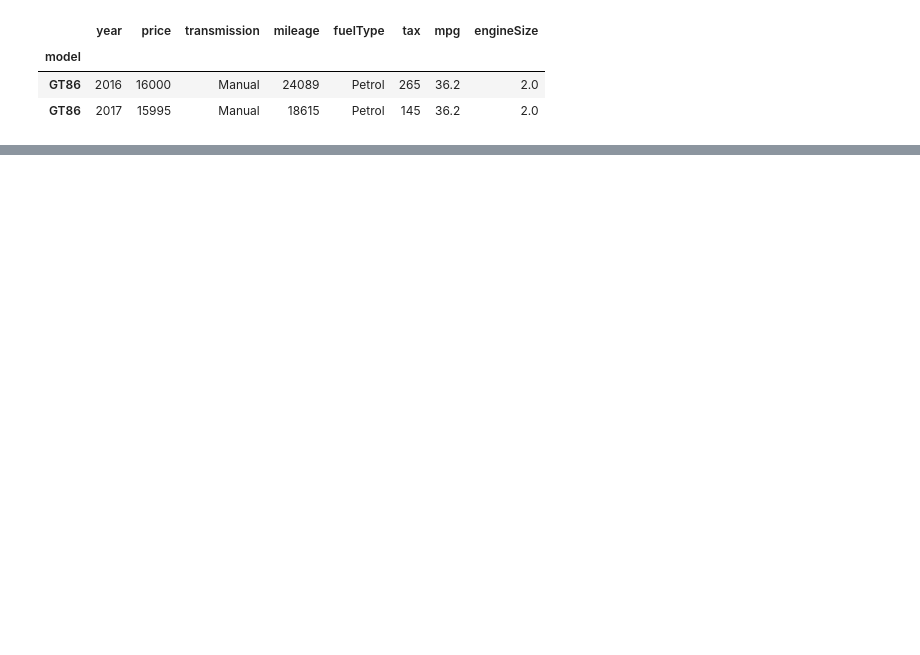
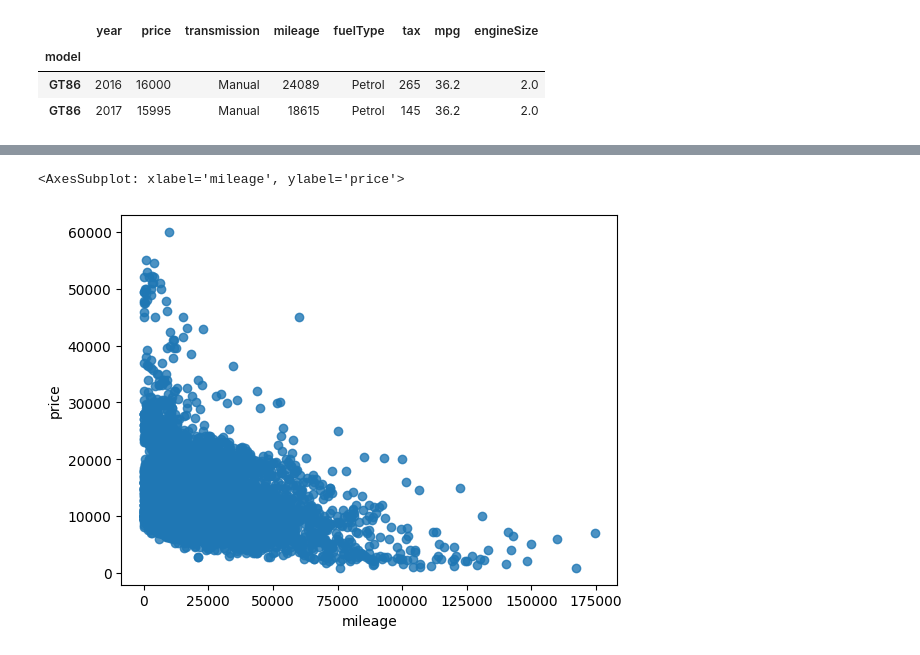
Before and after one commit to HasibullahAman/Data_Visulaization, a Jupyter notebook: Data_Visualization/Data_Visulization_Seborn.ipynb, the cells around one changed output, grey strips where cells are left out. Drawn from its saved outputs; the diff is of its cells as text; code cells hidden in the pictures; blank space fills up the shorter version.

```diff
--- a/Data_Visualization/Data_Visulization_Seborn.ipynb
+++ b/Data_Visualization/Data_Visulization_Seborn.ipynb
@@ -74,0 +111,5 @@ hot.head(2)
+# %%
+sn.regplot(x=hot["mileage"],y=hot["price"],fit_reg=False)
+# %% [output]
+<AxesSubplot: xlabel='mileage', ylabel='price'>
+[figure, added]
```
Also changed, not shown: parts of 8 cells of this notebook, 1 other file.
